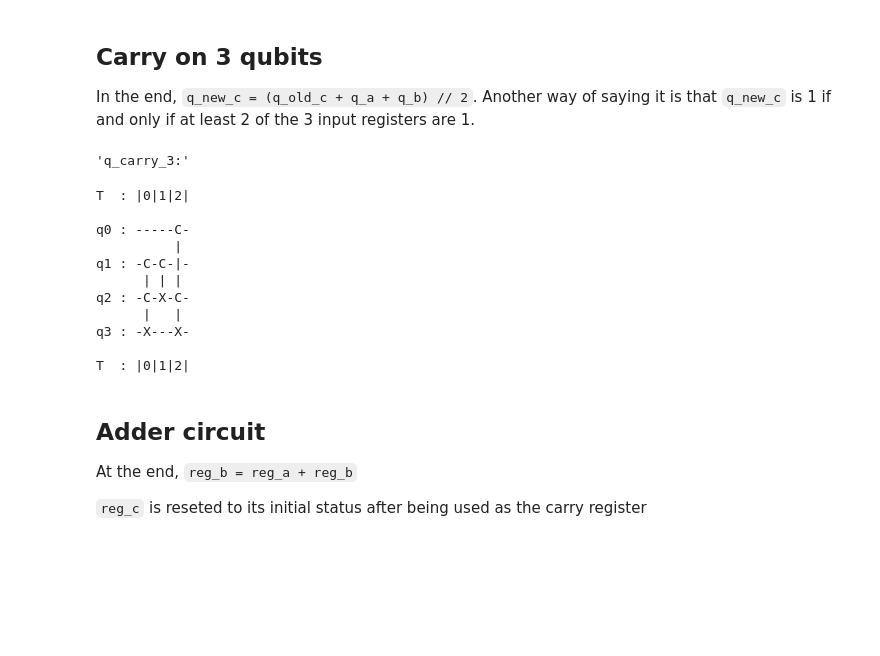
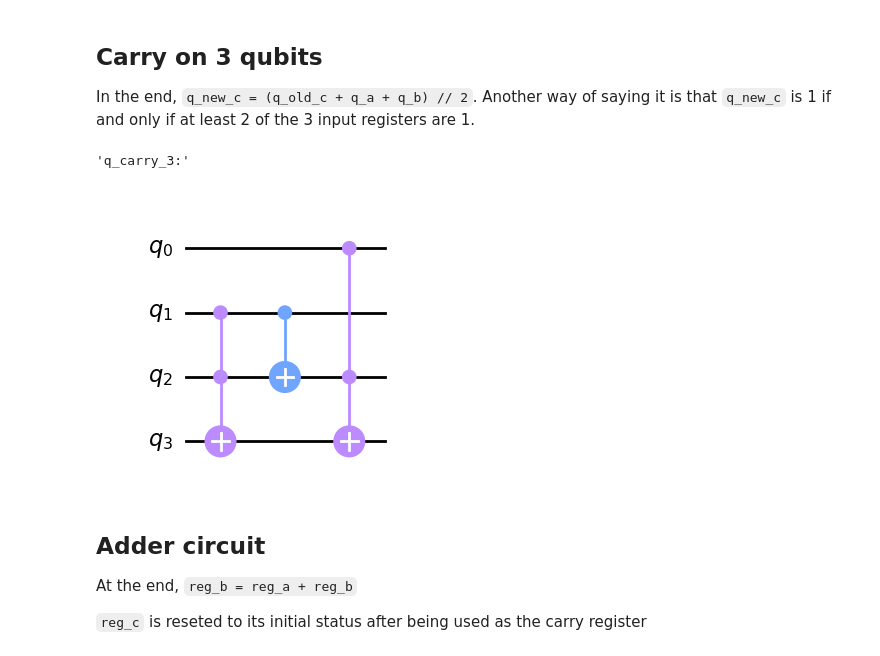
Before and after one commit to JeremieRodon/quantum-playing, a Jupyter notebook: shors-1-7n+2.ipynb, the cells around one changed output. Drawn from its saved outputs; the diff is of its cells as text; code cells hidden in the pictures; blank space fills up the shorter version.

```diff
--- a/shors-1-7n+2.ipynb
+++ b/shors-1-7n+2.ipynb
@@ -280,20 +288,10 @@ for test_number in range(2**3):
 # %%
 
 display("q_carry_3:")
-print(q_carry_3(0, 1, 2, 3))
+display(braket_to_qiskit_circuit(q_carry_3(0, 1, 2, 3), True).draw('mpl'))
 # %% [output]
 'q_carry_3:'
-T  : |0|1|2|
-
-q0 : -----C-
-          |
-q1 : -C-C-|-
-      | | |
-q2 : -C-X-C-
-      |   |
-q3 : -X---X-
-
-T  : |0|1|2|
+[figure, added]
 # %% [markdown]
 ## Adder circuit
 At the end, `reg_b = reg_a + reg_b`
```
Also changed, not shown: parts of 9 cells of this notebook, 3 other files.
